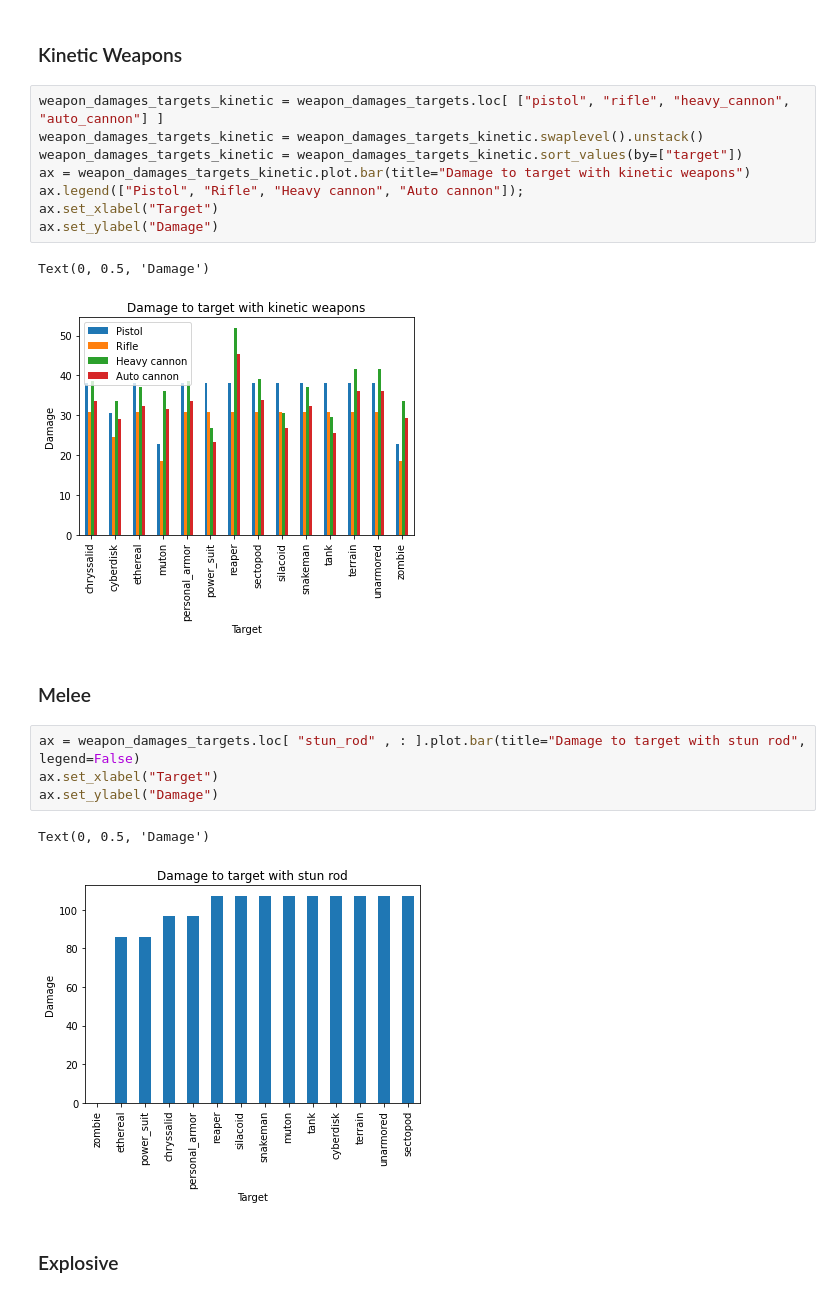
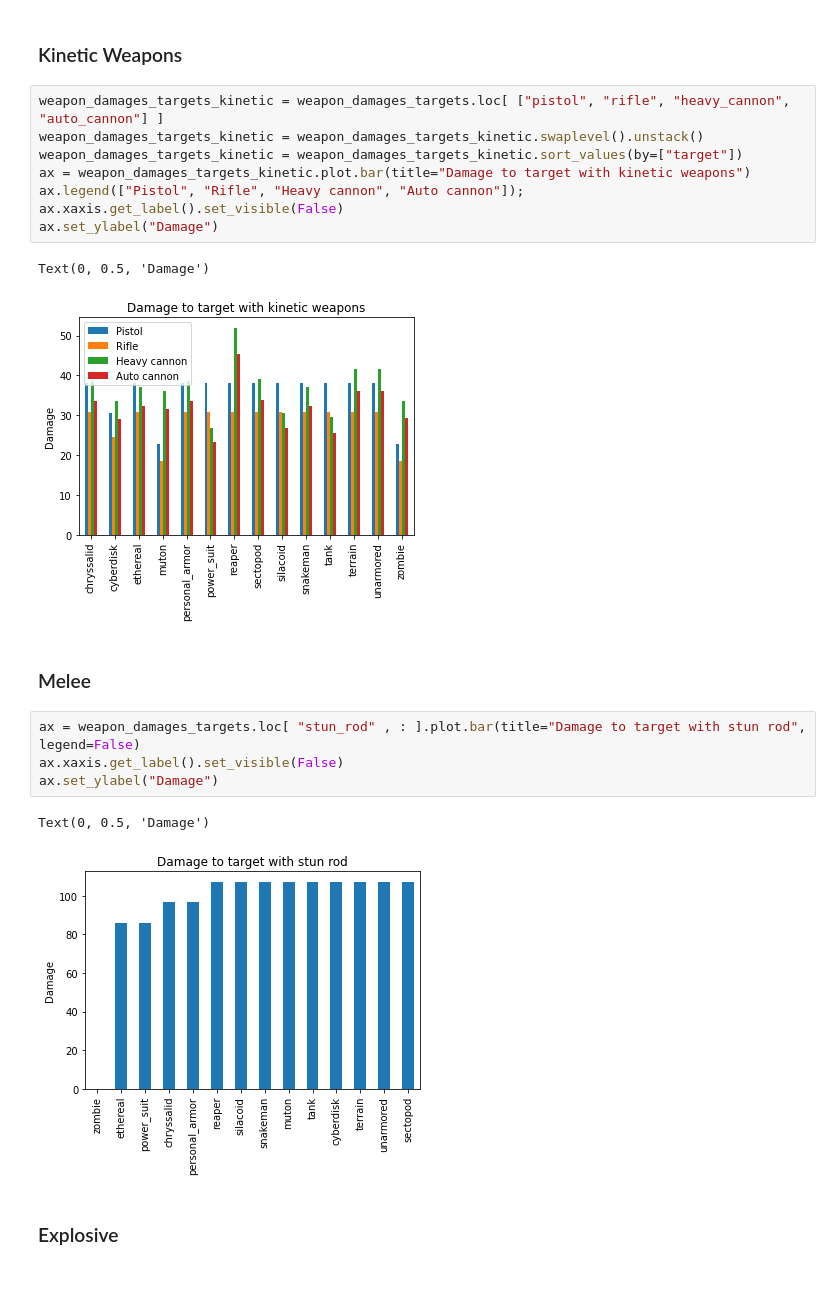
Before and after one commit to Bernardo-MG/xcom-analysis-jupyter-notebook, a Jupyter notebook: enemy_unknown/weapon_damage_target.ipynb, the cells around one changed output. Cells and saved outputs as stored; diff of their text form.

```diff
--- a/enemy_unknown/weapon_damage_target.ipynb
+++ b/enemy_unknown/weapon_damage_target.ipynb
@@ -140,23 +140,23 @@ weapon_damages_targets
 # %%
 weapon_damages_targets_kinetic = weapon_damages_targets.loc[ ["pistol", "rifle", "heavy_cannon", "auto_cannon"] ]
 weapon_damages_targets_kinetic = weapon_damages_targets_kinetic.swaplevel().unstack()
 weapon_damages_targets_kinetic = weapon_damages_targets_kinetic.sort_values(by=["target"])
 ax = weapon_damages_targets_kinetic.plot.bar(title="Damage to target with kinetic weapons")
 ax.legend(["Pistol", "Rifle", "Heavy cannon", "Auto cannon"]);
-ax.set_xlabel("Target")
+ax.xaxis.get_label().set_visible(False)
 ax.set_ylabel("Damage")
 # %% [output]
 Text(0, 0.5, 'Damage')
-[figure, old version]
+[figure, new version]
 # %% [markdown]
 ### Melee
 # %%
 ax = weapon_damages_targets.loc[ "stun_rod" , : ].plot.bar(title="Damage to target with stun rod", legend=False)
-ax.set_xlabel("Target")
+ax.xaxis.get_label().set_visible(False)
 ax.set_ylabel("Damage")
 # %% [output]
 Text(0, 0.5, 'Damage')
-[figure, old version]
+[figure, new version]
 # %% [markdown]
 ### Explosive
 # %%
```
Also changed, not shown: parts of 19 cells of this notebook, 6 other files.
